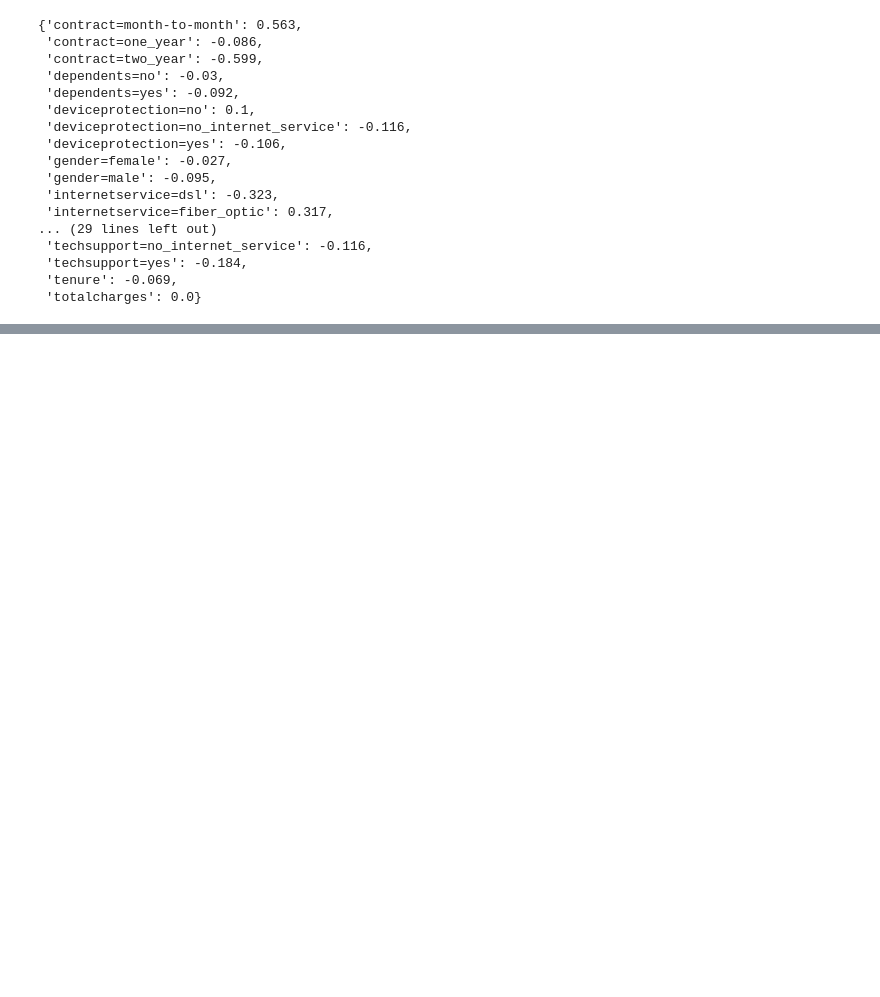
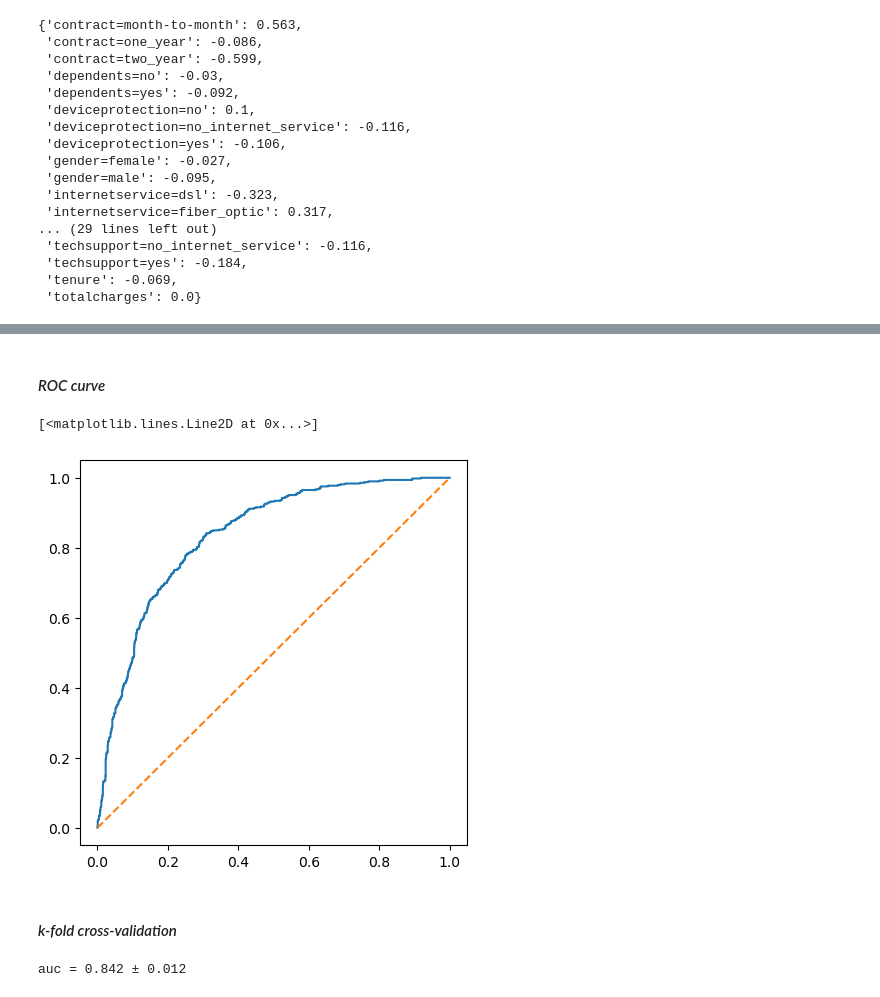
Before and after one commit to said-cs/Telco-Customer-Churn, a Jupyter notebook: JupyterNotebook.ipynb, the cells around one changed output, grey strips where cells are left out. Drawn from its saved outputs; the diff is of its cells as text; code cells hidden in the pictures; blank space fills up the shorter version.

```diff
--- a/JupyterNotebook.ipynb
+++ b/JupyterNotebook.ipynb
@@ -513,0 +727,12 @@ dict(zip(dv.get_feature_names(), model.coef_[0].round(3)))
+# %% [markdown]
+#### _ROC curve_
+# %%
+fpr, tpr, thresholds = roc_curve(y_val, y_pred)
+plt.figure(figsize=(5, 5))
+plt.plot(fpr, tpr)
+plt.plot([0, 1], [0, 1], linestyle='dashed')
+# %% [output]
+[<matplotlib.lines.Line2D at 0x...>]
+[figure, added]
+# %% [markdown]
+#### _k-fold cross-validation_
@@ -513,0 +793,5 @@ dict(zip(dv.get_feature_names(), model.coef_[0].round(3)))
+# %%
+# The mean and the standard deviation
+print("auc = {:.3f} ± {:.3f}".format(np.mean(aucs), np.std(aucs)))
+# %% [output]
+auc = 0.842 ± 0.012
```
Also changed, not shown: parts of 26 cells of this notebook.
